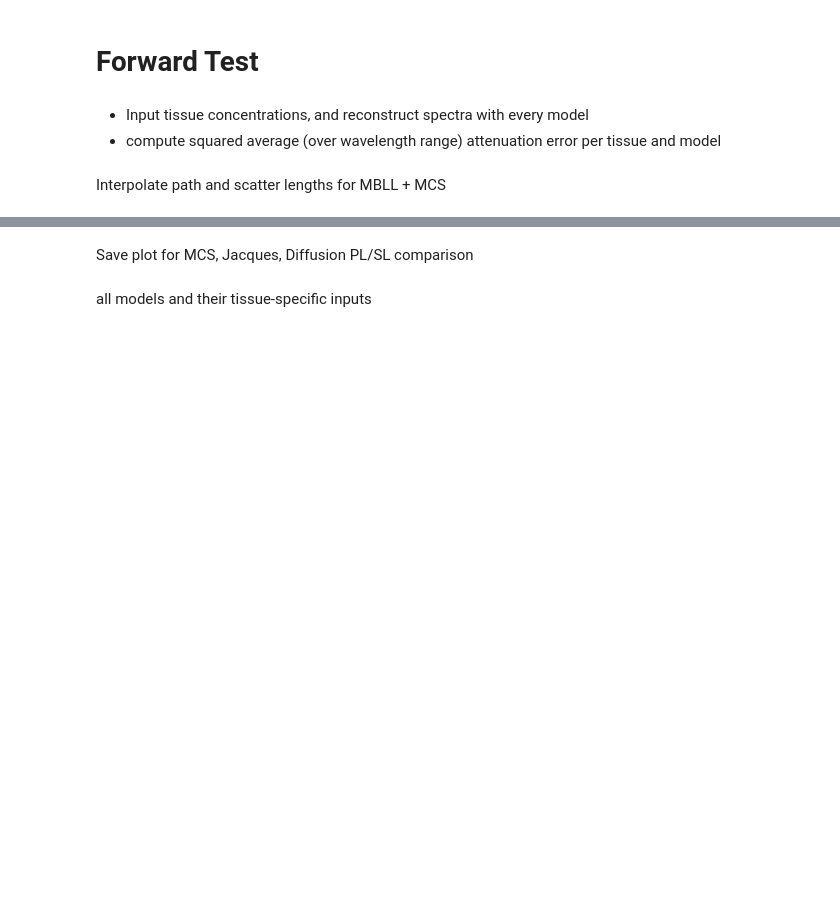
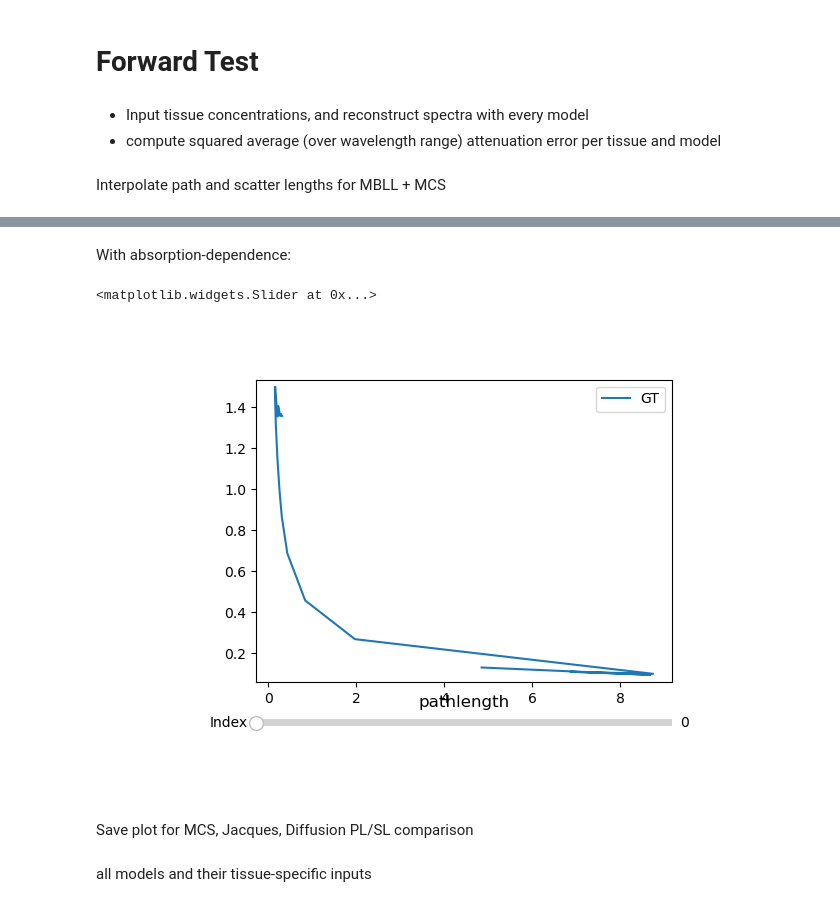
Before and after one commit to leonngl/hyperspectral-fit-idp, a Jupyter notebook: notebooks/evaluation_simulated.ipynb, the cells around one changed output, grey strips where cells are left out. Drawn from its saved outputs; the diff is of its cells as text; code cells hidden in the pictures; blank space fills up the shorter version.

Commit message:
additional plot for scattering

```diff
--- a/notebooks/evaluation_simulated.ipynb
+++ b/notebooks/evaluation_simulated.ipynb
@@ -140,3 +156,11 @@ plot_spectra_slider(np.array([[gray_matter_pathlength, blood_vessel_pathlength,
+# %% [markdown]
+With absorption-dependence:
+# %%
+absorption_per_wavelength = data_loader.DataLoader.mu_a_func_gray_matter(wavelengths)
+plot_spectra_slider(np.array([[gray_matter_pathlength]]).transpose(0, 2, 1), absorption_per_wavelength, ["GT"], title="pathlength")
+# %% [output]
+<matplotlib.widgets.Slider at 0x...>
+[figure, added]
 # %% [markdown]
 Save plot for MCS, Jacques, Diffusion PL/SL comparison
 # %%
```
Also changed, not shown: parts of 5 cells of this notebook, 1 other file.
